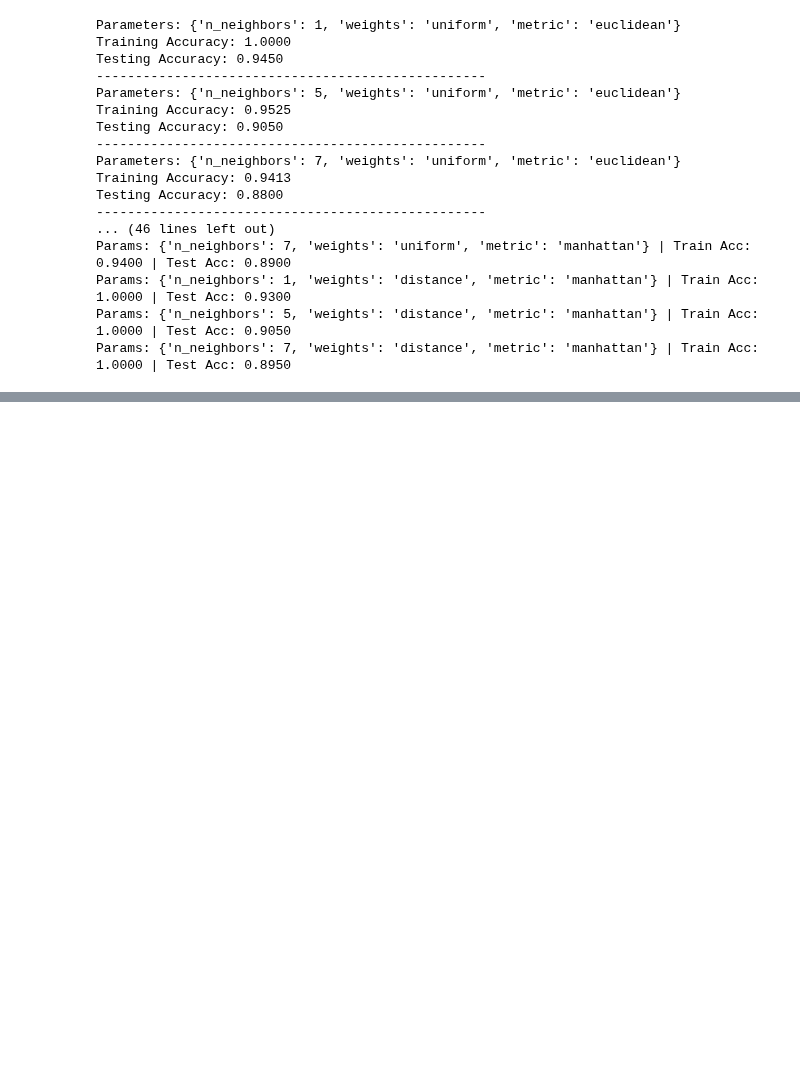
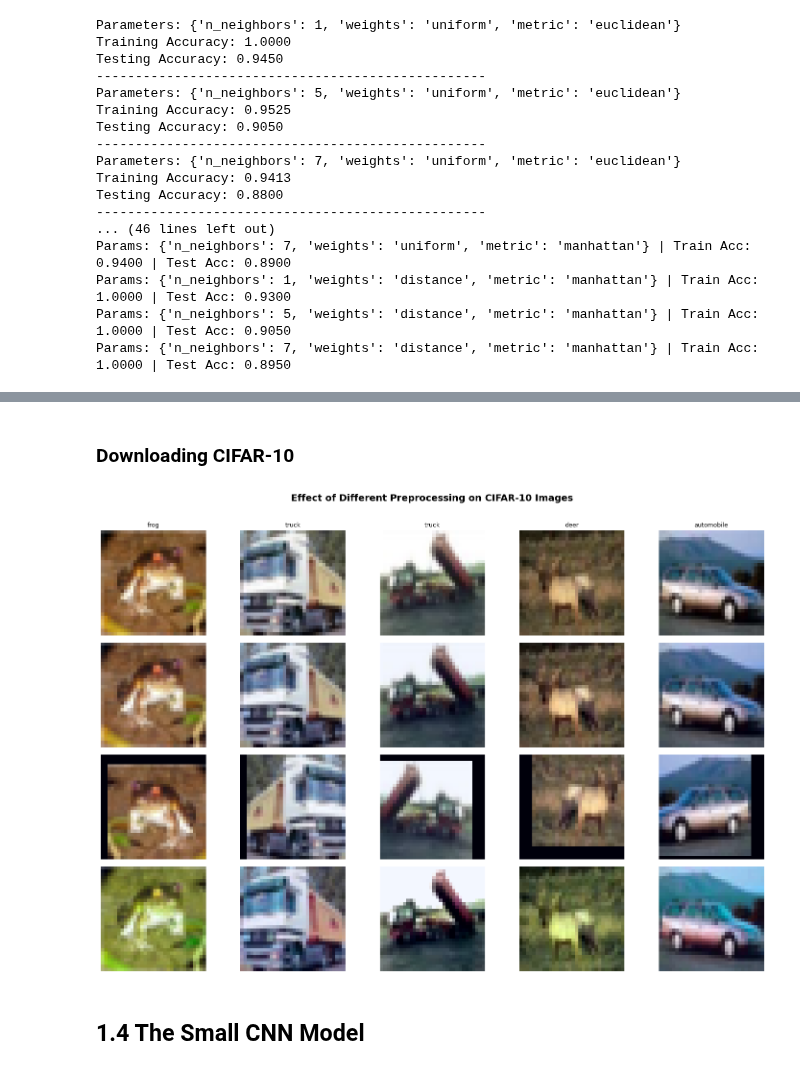
Before and after one commit to Wiredu2020/AIMS-PYTHON-WORKSHOP--BNW-, a Jupyter notebook: 3D-Handwritten-Recognition-Using-Random-Forest-main/3D-Handwritten-Recognition-Using-Random-Forest-main/Python_workshop2.ipynb, the cells around one changed output, grey strips where cells are left out. Drawn from its saved outputs; the diff is of its cells as text; code cells hidden in the pictures; blank space fills up the shorter version.

Commit message:
Image and Text preprocessing Included

```diff
--- a/3D-Handwritten-Recognition-Using-Random-Forest-main/3D-Handwritten-Recognition-Using-Random-Forest-main/Python_workshop2.ipynb
+++ b/3D-Handwritten-Recognition-Using-Random-Forest-main/3D-Handwritten-Recognition-Using-Random-Forest-main/Python_workshop2.ipynb
@@ -761,0 +798,2 @@ Params: {'n_neighbors': 7, 'weights': 'distance', 'metric': 'manhattan'} | Train
+# %% [markdown]
+### Downloading CIFAR-10
@@ -761,0 +824,68 @@ Params: {'n_neighbors': 7, 'weights': 'distance', 'metric': 'manhattan'} | Train
+# %%
+raw_dataset = datasets.CIFAR10(root='./data', train=True,
+                                    download=False, transform=transforms.ToTensor())
+# %%
+row_labels = ['Raw (0–1)', 'Normalized\n(z-score)', 'Augmented\n(flip+crop)', 'Augmented\n(color jitter)']
+
+aug_transform = transforms.Compose([
+    transforms.RandomHorizontalFlip(p=1.0),
+    transforms.RandomCrop(32, padding=4),
+    transforms.ToTensor(),
+    transforms.Normalize(CIFAR_MEAN, CIFAR_STD),
+])
+color_transform = transforms.Compose([
+    transforms.ColorJitter(brightness=0.5, contrast=0.5, saturation=0.5, hue=0.1),
+    transforms.ToTensor(),
+    transforms.Normalize(CIFAR_MEAN, CIFAR_STD),
+])
+# %%
+n_images = 5  # Number of images to display per row
+fig, axes = plt.subplots(4, n_images, figsize=(15, 10))
+fig.suptitle('Effect of Different Preprocessing on CIFAR-10 Images',
+                fontsize=14, fontweight='bold', y=1.01)
+
+
+for col in range(n_images):
+    img_pil, label = raw_dataset.data[col], raw_dataset.targets[col]
+    img_pil_obj = transforms.ToPILImage()(torch.tensor(raw_dataset.data[col]).permute(2,0,1))
+
+    # Row 0: Raw
+    axes[0, col].imshow(raw_dataset.data[col])
+    axes[0, col].set_title(CLASSES[label], fontsize=9)
+    axes[0, col].axis('off')
+
+
+    # Row 1: Normalized (show it's the same image, different scale)
+    norm_img = transforms.Compose([
+        transforms.ToTensor(),
+        transforms.Normalize(CIFAR_MEAN, CIFAR_STD)
+    ])(img_pil_obj).permute(1,2,0).numpy()
+    norm_img = (norm_img - norm_img.min()) / (norm_img.max() - norm_img.min())  # rescale for display
+    axes[1, col].imshow(np.clip(norm_img, 0, 1))
+    axes[1, col].axis('off')
+
+    # Row 2: Augmented (flip + crop)
+    aug_img = aug_transform(img_pil_obj).permute(1,2,0).numpy()
+    aug_img = (aug_img - aug_img.min()) / (aug_img.max() - aug_img.min())
+    axes[2, col].imshow(np.clip(aug_img, 0, 1))
+    axes[2, col].axis('off')
+
+    # Row 3: Color jitter
+    col_img = color_transform(img_pil_obj).permute(1,2,0).numpy()
+    col_img = (col_img - col_img.min()) / (col_img.max() - col_img.min())
+    axes[3, col].imshow(np.clip(col_img, 0, 1))
+    axes[3, col].axis('off')
+
+for i, label in enumerate(row_labels):
+    axes[i, 0].set_ylabel(label, fontsize=10, rotation=0,
+                            labelpad=80, va='center')
+    axes[i, 0].set_xlabel('Normalized\n(z-score)', fontsize=10, rotation=0,
+                            labelpad=80)
+
+plt.tight_layout()
+plt.savefig('preprocessing_visualization.png', dpi=120, bbox_inches='tight')
+plt.show()
+# %% [output]
+[figure, added]
+# %% [markdown]
+## 1.4  The Small CNN Model
```
Also changed, not shown: parts of 32 cells of this notebook, 1 other file.
